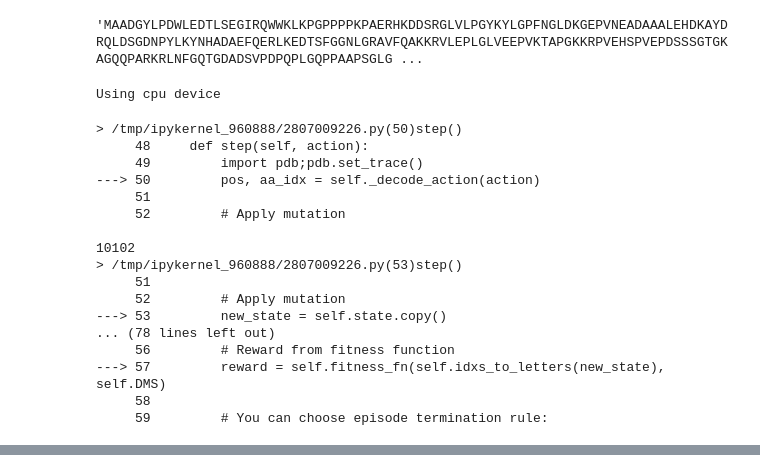
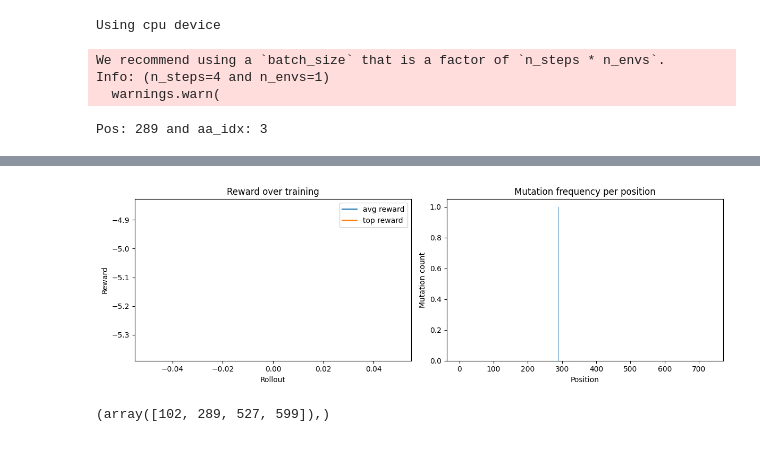
Before and after one commit to jeannieshe/protein-evolution, a Jupyter notebook: main.ipynb, the cells around one changed output, grey strips where cells are left out. Drawn from its saved outputs; the diff is of its cells as text; code cells hidden in the pictures.

```diff
--- a/main.ipynb
+++ b/main.ipynb
@@ -32,10 +34,10 @@ class ProteinEnv(gym.Env):
         self.DMS = pd.read_csv(DMS_path)
 
         # convert sequence string → array of indices
-        self.initial_seq = np.array([self.aa_to_idx[a] for a in seq], dtype=np.int32)
+        self.wt = np.array([self.aa_to_idx[a] for a in seq], dtype=np.int32)
 
         # action = choose a position to mutate, and choose an aa to mutate to
-        self.action_space = spaces.Discrete(self.L * 20)
+        self.action_space = spaces.Discrete(self.L * 20)   # talk about indel limitation in write-up
 
         # observation = vector of length L with values in [0,19]
         self.observation_space = spaces.MultiDiscrete([20] * self.L)
@@ -53,20 +55,21 @@ class ProteinEnv(gym.Env):
 
     def reset(self, *, seed=None, options=None):
         super().reset(seed=seed)
-        self.state = self.initial_seq.copy()  # back to wild-type
+        self.state = self.wt.copy()  # back to wild-type
         obs = self.state.copy()
         return obs, {}
 
     def step(self, action):
-        import pdb;pdb.set_trace()
+        # import pdb;pdb.set_trace()
         pos, aa_idx = self._decode_action(action)
+        print(f'Pos: {pos} and aa_idx: {aa_idx}')
 
         # Apply mutation
         new_state = self.state.copy()
         new_state[pos] = aa_idx
 
         # Reward from fitness function
-        reward = self.fitness_fn(self.idxs_to_letters(new_state), self.DMS)
+        reward = self.fitness_fn(self.idxs_to_letters(self.wt), self.idxs_to_letters(new_state), self.DMS)
 
         # You can choose episode termination rule:
         # e.g., fixed length episode of mutations
@@ -74,7 +77,7 @@ class ProteinEnv(gym.Env):
         truncated = False
 
         self.state = new_state
-        import pdb;pdb.set_trace()
+        print(self.idxs_to_letters(new_state))
         return new_state.copy(), reward, terminated, truncated, {}
 
     def render(self):
@@ -147,7 +86,3 @@ KeyboardInterrupt:
-# %%
-wt
-# %% [output]
-'MAADGYLPDWLEDTLSEGIRQWWKLKPGPPPPKPAERHKDDSRGLVLPGYKYLGPFNGLDKGEPVNEADAAALEHDKAYDRQLDSGDNPYLKYNHADAEFQERLKEDTSFGGNLGRAVFQAKKRVLEPLGLVEEPVKTAPGKKRPVEHSPVEPDSSSGTGKAGQQPARKRLNFGQTGDADSVPDPQPLGQPPAAPSGLG ...
 # %%
 with open('aav_wt.txt', 'r') as file:
     wt = file.readline().strip()
@@ -162,34 +97,25 @@ model = PPO(
     policy="MlpPolicy",
     env=vec_env,
     learning_rate=3e-4,
-    n_steps=2048,
+    n_steps=4,  # 512
     batch_size=64,
     gae_lambda=0.95,
     gamma=0.99,
     n_epochs=10,
     clip_range=0.2,
     verbose=1,
+    device="cpu"
 )
-total_timesteps = 1
+
+total_timesteps = 4
 tqdm_cb = TQDMCallback(total_timesteps=total_timesteps, algo='PPO')
-model.learn(total_timesteps=total_timesteps, callback=tqdm_cb)
+logger_cb = ProteinRLLogger(check_freq=1)
+callback = CallbackList([tqdm_cb, logger_cb])
+model.learn(total_timesteps=total_timesteps, callback=callback)
 model.save("ppo_pretraining")
 # %% [output]
 Using cpu device
-> /tmp/ipykernel_960888/2807009226.py(50)step()
-     48     def step(self, action):
-     49         import pdb;pdb.set_trace()
----> 50         pos, aa_idx = self._decode_action(action)
-     51
-     52         # Apply mutation
-
-10102
-> /tmp/ipykernel_960888/2807009226.py(53)step()
-     51
-     52         # Apply mutation
----> 53         new_state = self.state.copy()
-... (78 lines left out)
-     56         # Reward from fitness function
----> 57         reward = self.fitness_fn(self.idxs_to_letters(new_state), self.DMS)
-     58
-     59         # You can choose episode termination rule:
+We recommend using a `batch_size` that is a factor of `n_steps * n_envs`.
+Info: (n_steps=4 and n_envs=1)
+  warnings.warn(
+Pos: 289 and aa_idx: 3
@@ -195,0 +137 @@ Using cpu device
+[figure, added]
@@ -195,0 +145,4 @@ Using cpu device
+# %%
+np.nonzero(mut)
+# %% [output]
+(array([102, 289, 527, 599]),)
```
Also changed, not shown: parts of 8 cells of this notebook, 2 other files.
